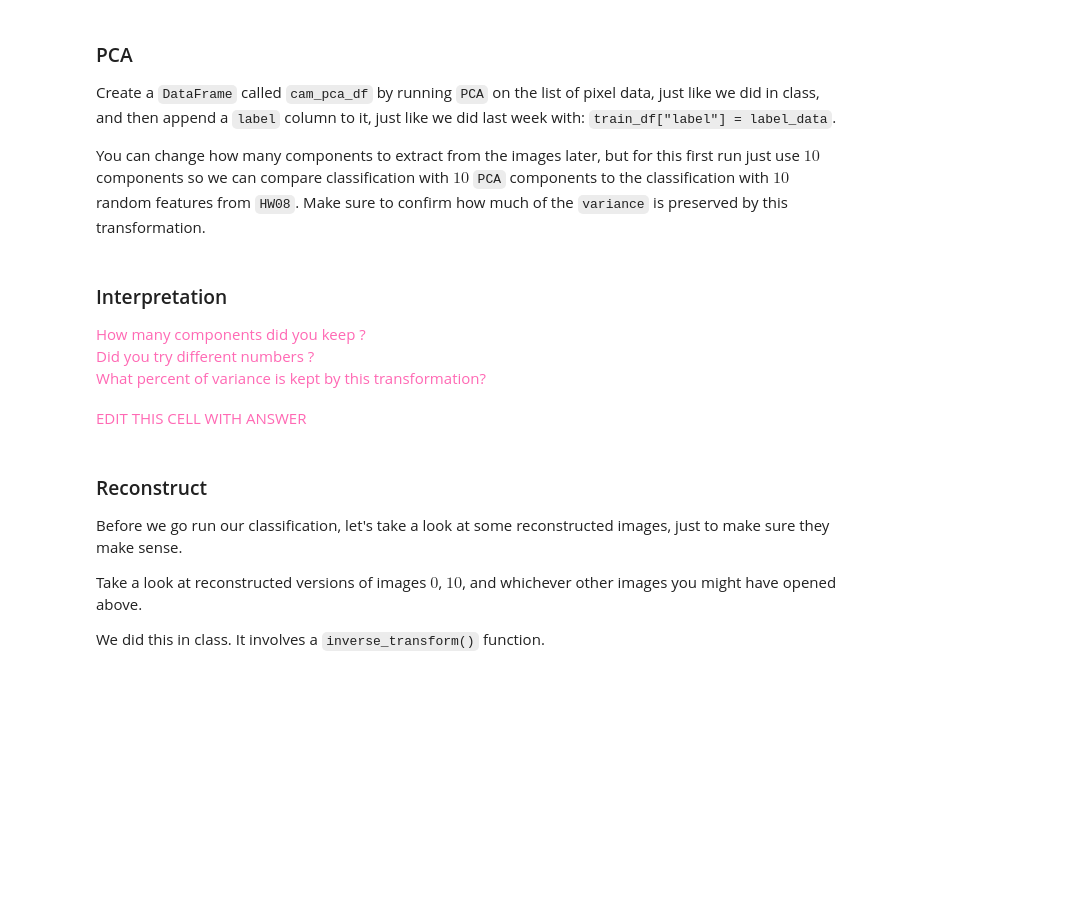
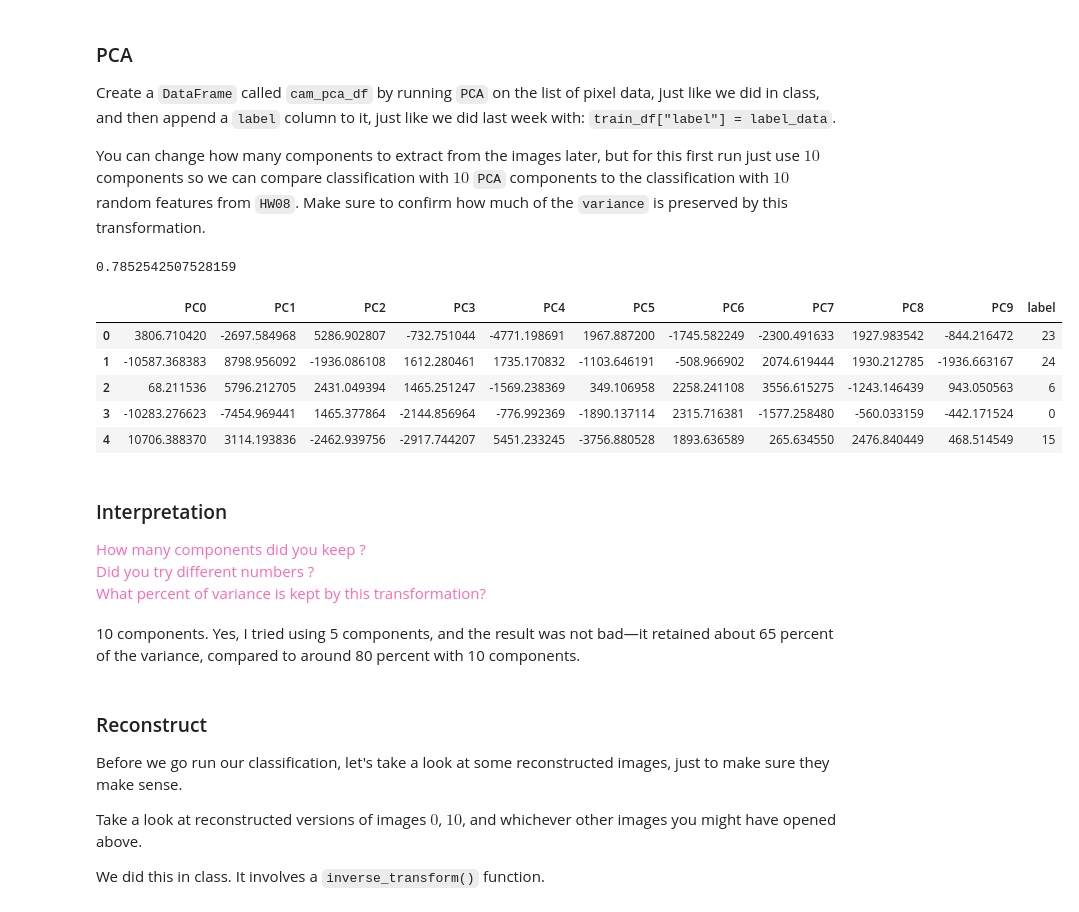
Before and after one commit to MACHINE-LEARNING-FOR-MEDIA-2024/HW09, a Jupyter notebook: HW09.ipynb, the cells around one changed output. Drawn from its saved outputs; the diff is of its cells as text; code cells hidden in the pictures; blank space fills up the shorter version.

```diff
--- a/HW09.ipynb
+++ b/HW09.ipynb
@@ -286,9 +352,22 @@ Create a `DataFrame` called `cam_pca_df` by running `PCA` on the list of pixel d
 You can change how many components to extract from the images later, but for this first run just use $10$ components so we can compare classification with $10$ `PCA` components to the classification with $10$ random features from `HW08`.  Make sure to confirm how much of the `variance` is preserved by this transformation.
 # %%
 # TODO: run PCA, get DataFrame
+pca = PCA(n_components=10)
+pixel_df = pca.fit_transform(pixel_data)
 # TODO: add "label" column
+pixel_df["label"] = label_data
 # TODO: print variance
+print(pca.explained_variance())
 # TODO: take a look at the first 5 rows
+pixel_df[:5]
+# %% [output]
+0.7852542507528159
+|  | PC0 | PC1 | PC2 | PC3 | PC4 | PC5 | PC6 | PC7 | PC8 | PC9 | label |
+| 0 | 3806.710420 | -2697.584968 | 5286.902807 | -732.751044 | -4771.198691 | 1967.887200 | -1745.582249 | -2300.491633 | 1927.983542 | -844.216472 | 23 |
+| 1 | -10587.368383 | 8798.956092 | -1936.086108 | 1612.280461 | 1735.170832 | -1103.646191 | -508.966902 | 2074.619444 | 1930.212785 | -1936.663167 | 24 |
+| 2 | 68.211536 | 5796.212705 | 2431.049394 | 1465.251247 | -1569.238369 | 349.106958 | 2258.241108 | 3556.615275 | -1243.146439 | 943.050563 | 6 |
+| 3 | -10283.276623 | -7454.969441 | 1465.377864 | -2144.856964 | -776.992369 | -1890.137114 | 2315.716381 | -1577.258480 | -560.033159 | -442.171524 | 0 |
+| 4 | 10706.388370 | 3114.193836 | -2462.939756 | -2917.744207 | 5451.233245 | -3756.880528 | 1893.636589 | 265.634550 | 2476.840449 | 468.514549 | 15 |
 # %% [markdown]
 ### Interpretation
 
@@ -297,8 +376,8 @@ How many components did you keep ?<br>
 Did you try different numbers ?<br>
 What percent of variance is kept by this transformation?
 </span>
-# %% [markdown]
-<span style="color:hotpink;">EDIT THIS CELL WITH ANSWER</span>
+# %% [markdown]
+10 components. Yes, I tried using 5 components, and the result was not bad—it retained about 65 percent of the variance, compared to around 80 percent with 10 components.
 # %% [markdown]
 ### Reconstruct
 
```
Also changed, not shown: parts of 14 cells of this notebook.
